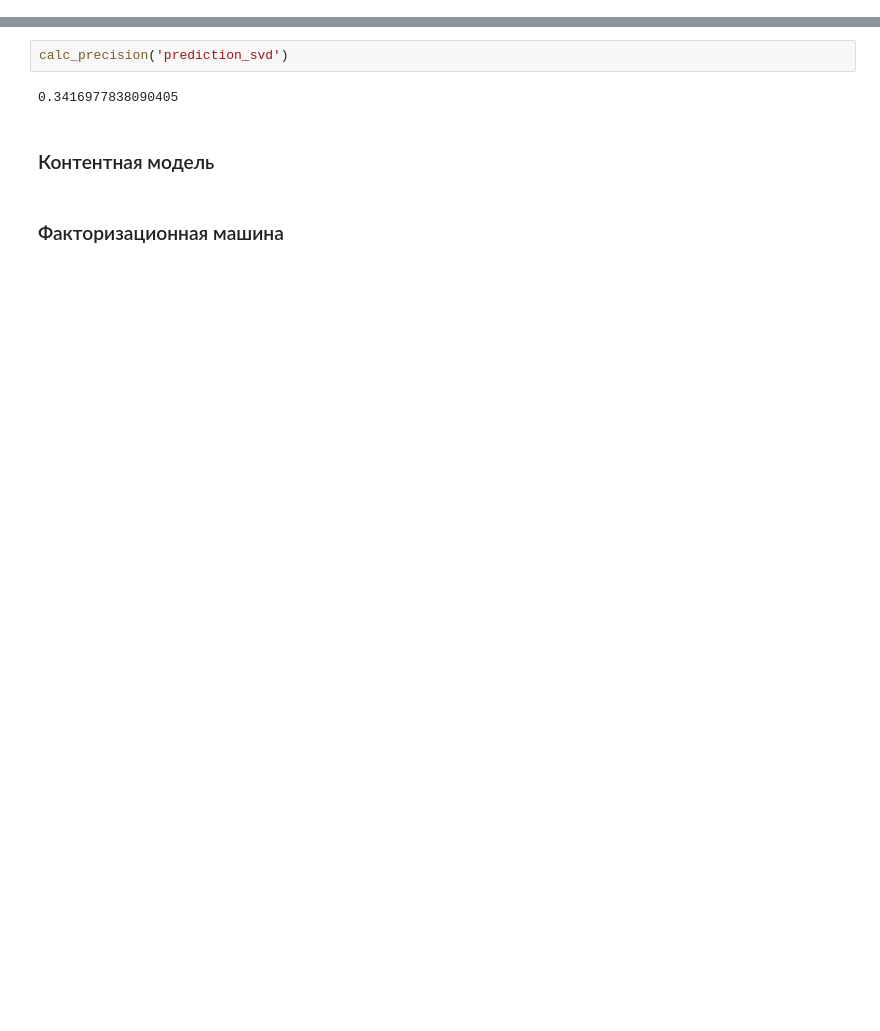
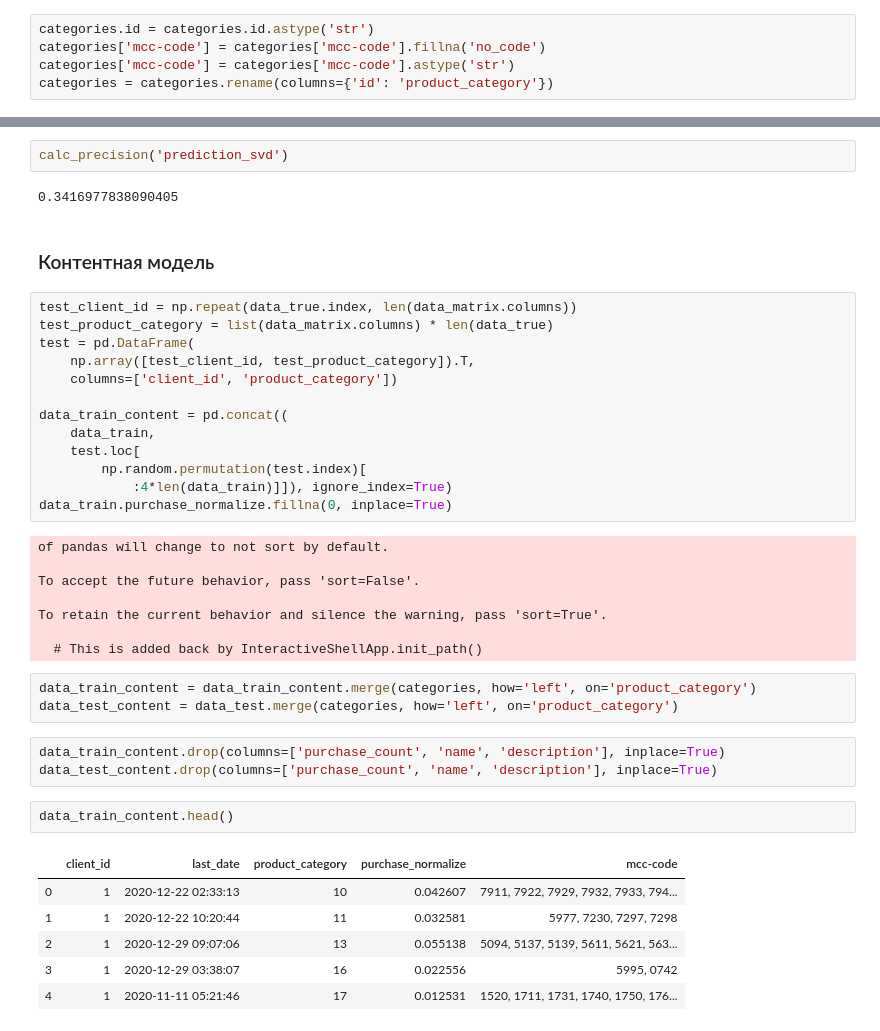
Before and after one commit to AleksandrRadist/RecommendationSystem, a Jupyter notebook: model/recommendation_model.ipynb, the cells around one changed output, grey strips where cells are left out. Saved outputs shown, nothing was run; the diff lists cells and outputs as text; blank space fills up the shorter version.

Commit message:
modeled and evaluated content model

```diff
--- a/model/recommendation_model.ipynb
+++ b/model/recommendation_model.ipynb
@@ -85,3 +86,8 @@ transactions.rename(columns={'Unnamed: 0': 'id'}, inplace=True)
+# %%
+categories.id = categories.id.astype('str')
+categories['mcc-code'] = categories['mcc-code'].fillna('no_code')
+categories['mcc-code'] = categories['mcc-code'].astype('str')
+categories = categories.rename(columns={'id': 'product_category'})
 # %%
 clients_id = clients[['id']]
 clients_id.head()
@@ -445,5 +451,39 @@ calc_precision('prediction_svd')
 0.3416977838090405
 # %% [markdown]
 ### Контентная модель
-# %% [markdown]
-### Факторизационная машина
+# %%
+test_client_id = np.repeat(data_true.index, len(data_matrix.columns))
+test_product_category = list(data_matrix.columns) * len(data_true)
+test = pd.DataFrame(
+    np.array([test_client_id, test_product_category]).T,
+    columns=['client_id', 'product_category'])
+
+data_train_content = pd.concat((
+    data_train,
+    test.loc[
+        np.random.permutation(test.index)[
+            :4*len(data_train)]]), ignore_index=True)
+data_train.purchase_normalize.fillna(0, inplace=True)
+# %% [output]
+of pandas will change to not sort by default.
+
+To accept the future behavior, pass 'sort=False'.
+
+To retain the current behavior and silence the warning, pass 'sort=True'.
+
+  # This is added back by InteractiveShellApp.init_path()
+# %%
+data_train_content = data_train_content.merge(categories, how='left', on='product_category')
+data_test_content = data_test.merge(categories, how='left', on='product_category')
+# %%
+data_train_content.drop(columns=['purchase_count', 'name', 'description'], inplace=True)
+data_test_content.drop(columns=['purchase_count', 'name', 'description'], inplace=True)
+# %%
+data_train_content.head()
+# %% [output]
+|  | client_id | last_date | product_category | purchase_normalize | mcc-code |
+| 0 | 1 | 2020-12-22 02:33:13 | 10 | 0.042607 | 7911, 7922, 7929, 7932, 7933, 794... |
+| 1 | 1 | 2020-12-22 10:20:44 | 11 | 0.032581 | 5977, 7230, 7297, 7298 |
+| 2 | 1 | 2020-12-29 09:07:06 | 13 | 0.055138 | 5094, 5137, 5139, 5611, 5621, 563... |
+| 3 | 1 | 2020-12-29 03:38:07 | 16 | 0.022556 | 5995, 0742 |
+| 4 | 1 | 2020-11-11 05:21:46 | 17 | 0.012531 | 1520, 1711, 1731, 1740, 1750, 176... |
```
Also changed, not shown: parts of 16 cells of this notebook, 4 other files.
